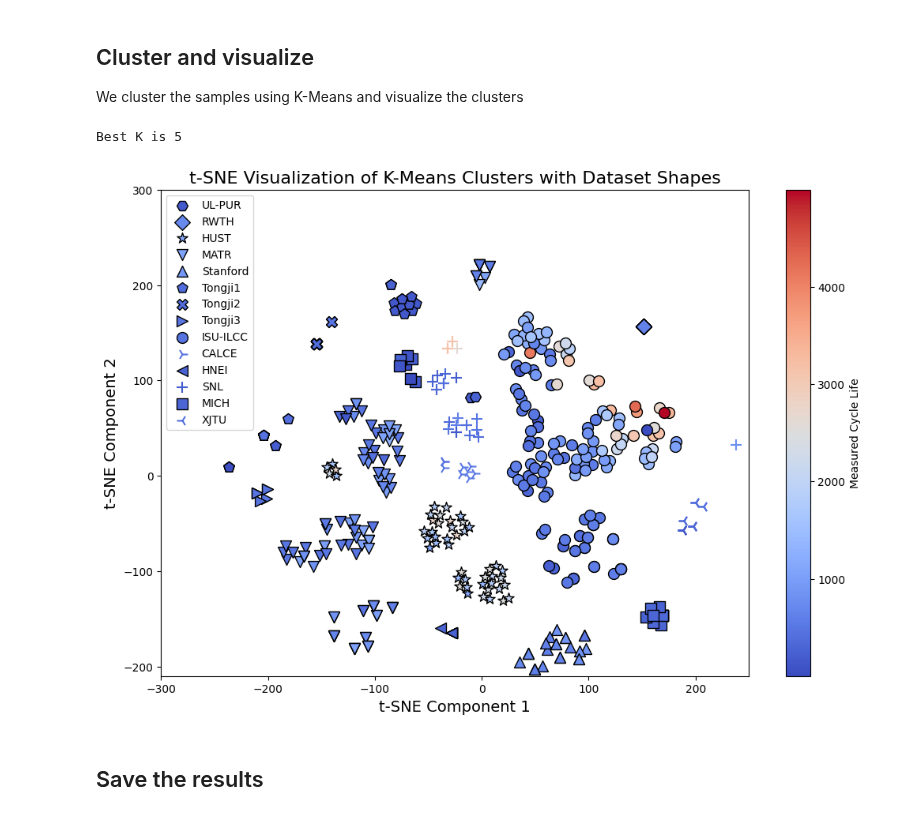
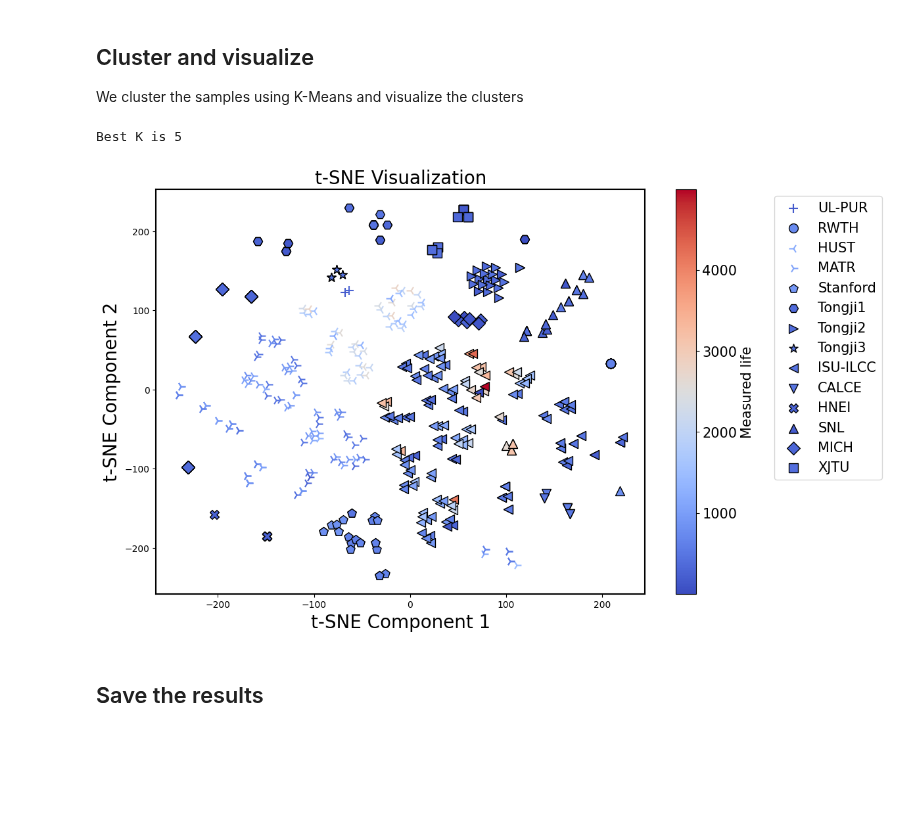
Before and after one commit to Ruifeng-Tan/PBT, a Jupyter notebook: run_k_means.ipynb, the cells around one changed output. Saved outputs shown, nothing was run; the diff lists cells and outputs as text; code cells hidden in the pictures; blank space fills up the shorter version.

```diff
--- a/run_k_means.ipynb
+++ b/run_k_means.ipynb
@@ -57,7 +90,8 @@ def create_causal_mask(B, seq_len):
 # /data/LLMs/models--meta-llama--Llama-3.1-70B-Instruct/snapshots/945c8663693130f8be2ee66210e062158b2a9693
 # '/data/LLMs/models--meta-llama--Llama-3.1-8B-Instruct/snapshots/0e9e39f249a16976918f6564b8830bc894c89659'
 # /data/LLMs/models--meta-llama--Llama-3.2-3B-Instruct/snapshots/0cb88a4f764b7a12671c53f0838cd831a0843b95
-LLM_path = '/data/LLMs/models--meta-llama--Llama-3.2-3B-Instruct/snapshots/0cb88a4f764b7a12671c53f0838cd831a0843b95'
+# /data/LLMs/models--openai-community--gpt2-large/snapshots/32b71b12589c2f8d625668d2335a01cac3249519
+LLM_path = '/data/LLMs/models--meta-llama--Llama-3.1-8B-Instruct/snapshots/0e9e39f249a16976918f6564b8830bc894c89659'
 llama_config = AutoConfig.from_pretrained(LLM_path)
 language_model = AutoModel.from_pretrained(
             LLM_path,
@@ -328,7 +365,7 @@ cluster_labels = k_means.fit_predict(tmp_total_features)
 cluster_centers = k_means.cluster_centers_ # [set_n_clusters, d_llm]
 
 # Perform t-SNE on the embeddings (total_features)
-tsne = TSNE(n_components=2, random_state=42, perplexity=10)  # Reduce to 2D for visualization
+tsne = TSNE(n_components=2, random_state=42, perplexity=5)  # Reduce to 2D for visualization
 tsne_results = tsne.fit_transform(tmp_total_features)
 dataset_names = names
 
@@ -342,83 +379,45 @@ dataset_shape_map = dict(zip(unique_datasets, dataset_shapes))
 # We'll use a set to get unique dataset names, and then assign a color to each dataset
 unique_cluster_labels = list(set(cluster_labels))
 colormap =  mpl.colormaps['coolwarm']
 # # Map each unique dataset name to a color
 # cluster_color_map = {name: colors[i] for i, name in enumerate(unique_cluster_labels)}
 
 # Plot each point with its corresponding cluster label and dataset shape
 appear_datasetNames = []
 for i in range(len(tmp_total_features)):
     if dataset_names[i] not in appear_datasetNames:
         plt.scatter(tsne_results[i, 0], tsne_results[i, 1],
                     c=[colormap(tmp_total_labels[i])],  # Color by cluster label
                     marker=dataset_shape_map[dataset_names[i]],  # Shape by dataset name
                      s=100, edgecolor='k', label=dataset_names[i])
     else:
         plt.scatter(tsne_results[i, 0], tsne_results[i, 1],
                     c=[colormap(tmp_total_labels[i])],  # Color by cluster label
                     marker=dataset_shape_map[dataset_names[i]],  # Shape by dataset name
                     s=100, edgecolor='k')
     appear_datasetNames.append(dataset_names[i])
 
 # Add labels and title
-plt.title("t-SNE Visualization of K-Means Clusters with Dataset Shapes", fontsize=16)
-plt.xlabel("t-SNE Component 1", fontsize=14)
-plt.ylabel("t-SNE Component 2", fontsize=14)
+plt.title("t-SNE Visualization", fontsize=20)
+plt.xlabel("t-SNE Component 1", fontsize=20)
+plt.ylabel("t-SNE Component 2", fontsize=20)
 
 # Custom legend for cluster shapes only (no color distinction)
 legend_shapes = [Line2D([0], [0], marker=shape, color='w', markerfacecolor='k', markersize=15) for shape in dataset_shapes]
 # plt.legend(dataset_shapes, unique_datasets, title="Datasets", loc='upper right')
-cb = fig.colorbar(mpl.cm.ScalarMappable(norm=norm, cmap=colormap),label='Measured Cycle Life',ax=plt.gca())
-plt.legend()
-plt.xlim(-300, 250)
-plt.ylim(-210, 300)
+cb = fig.colorbar(mpl.cm.ScalarMappable(norm=norm, cmap=colormap), ax=plt.gca())
+cb.ax.tick_params(labelsize=15)
+cb.set_label('Measured life', fontsize=15)
+plt.legend(loc='upper left', bbox_to_anchor=(1.25, 1), fontsize=15)
+# plt.xlim(-300, 250)
+# plt.ylim(-210, 300)
+set_ax_linewidth(plt.gca())
 fig.tight_layout()
-plt.savefig('./figures/t-SNE_clustering.jpg', dpi=600)
+plt.savefig('./figures/t-SNE_clustering.jpg', dpi=600, bbox_inches='tight')
 plt.show()
-
-
-# plt.figure(figsize=(10, 8))
-# # Define a list of different shapes for the clusters
-# dataset_shapes = ['o', 's', '^', 'D', 'v', 'p', '*', 'X', '+', '3', '<', '>', '4', 'H']
-# unique_datasets = list(set(dataset_names))
-# dataset_shape_map = dict(zip(unique_datasets, dataset_shapes))
-
-# # Define a list of different colors for the datasets
-# # We'll use a set to get unique dataset names, and then assign a color to each dataset
-# unique_cluster_labels = list(set(cluster_labels))
-# colors = sns.color_palette("Set1", len(unique_cluster_labels))
-
-# # Map each unique dataset name to a color
-# cluster_color_map = {name: colors[i] for i, name in enumerate(unique_cluster_labels)}
-
-# # Plot each point with its corresponding cluster label and dataset shape
-# appear_datasetNames = []
-# for i in range(len(total_features)):
-#     if dataset_names[i] not in appear_datasetNames:
-#         plt.scatter(tsne_results[i, 0], tsne_results[i, 1],
-#                     c=[cluster_color_map[cluster_labels[i]]],  # Color by cluster label
-#                     marker=dataset_shape_map[dataset_names[i]],  # Shape by dataset name
-#                     cmap='Set1', s=100, edgecolor='k', label=dataset_names[i])
-#     else:
-#         plt.scatter(tsne_results[i, 0], tsne_results[i, 1],
-#                     c=[cluster_color_map[cluster_labels[i]]],  # Color by cluster label
-#                     marker=dataset_shape_map[dataset_names[i]],  # Shape by dataset name
-#                     cmap='Set1', s=100, edgecolor='k')
-#     appear_datasetNames.append(dataset_names[i])
-
-# # Add labels and title
-# plt.title("t-SNE Visualization of K-Means Clusters with Dataset Shapes", fontsize=16)
-# plt.xlabel("t-SNE Component 1", fontsize=14)
-# plt.ylabel("t-SNE Component 2", fontsize=14)
-
-# # Custom legend for cluster shapes only (no color distinction)
-# legend_shapes = [Line2D([0], [0], marker=shape, color='w', markerfacecolor='k', markersize=15) for shape in dataset_shapes]
-# # plt.legend(dataset_shapes, unique_datasets, title="Datasets", loc='upper right')
-# plt.savefig('./figures/t-SNE_clustering.jpg', dpi=600)
-# plt.show()
 # %% [output]
 Best K is 5
-[figure, old version]
+[figure, new version]
 # %% [markdown]
 ## Save the results
 # %%
```
Also changed, not shown: parts of 6 cells of this notebook, 6 other files.
